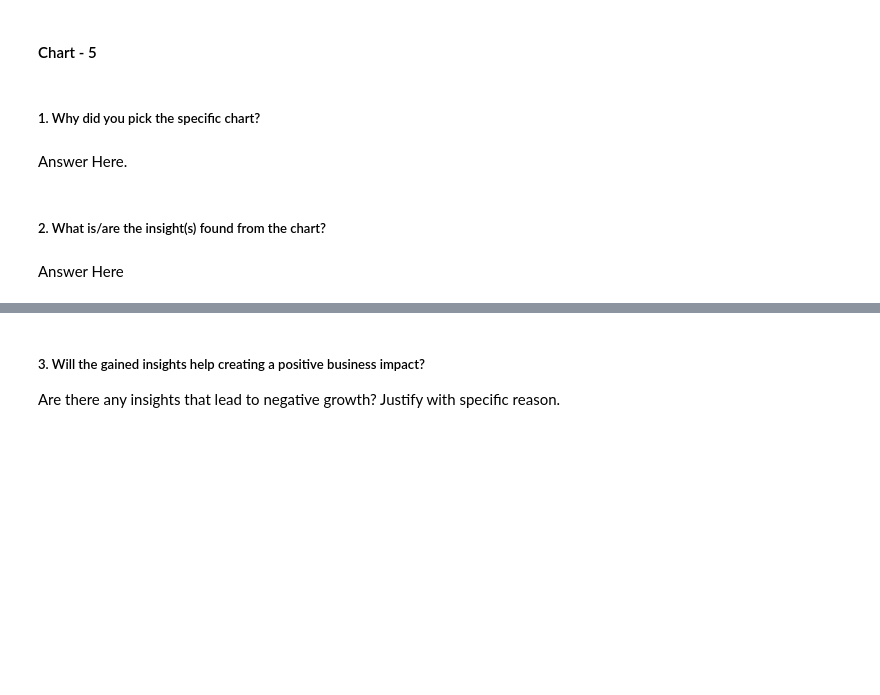
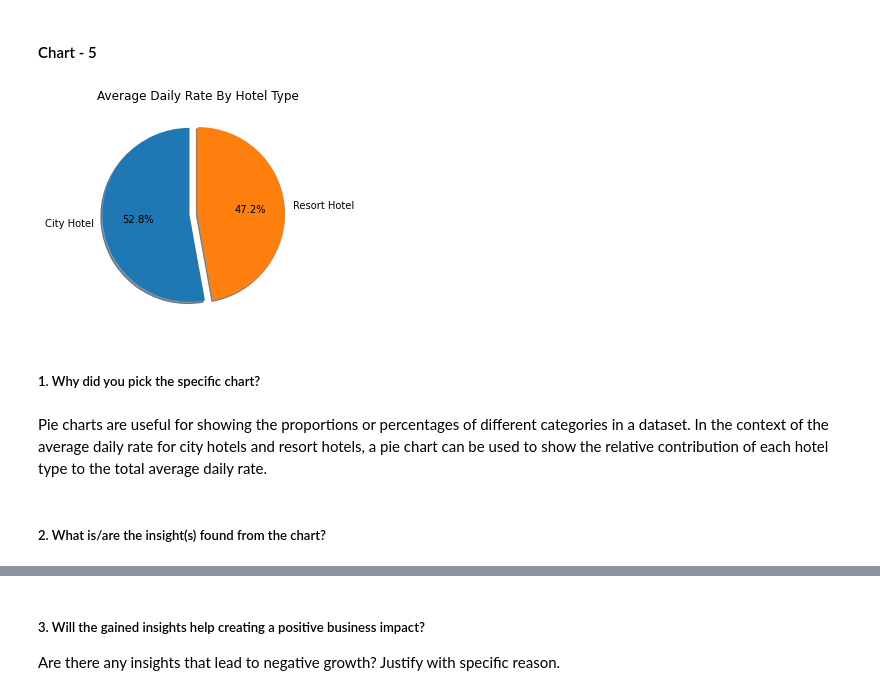
Before and after one commit to Sourabh3054/SAURABH1234, a Jupyter notebook: Copy_of_Sample_EDA_Submission_Template.ipynb, the cells around one changed output, grey strips where cells are left out. Cells and saved outputs as stored; diff of their text form; code cells hidden in the pictures; blank space fills up the shorter version.

```diff
--- a/Copy_of_Sample_EDA_Submission_Template.ipynb
+++ b/Copy_of_Sample_EDA_Submission_Template.ipynb
@@ -933,8 +937,17 @@ Answer Here
+# %%
+# Chart - 5 visualization
+adr_by_hotel_type =df.groupby('hotel')['adr'].mean()
+labels = adr_by_hotel_type.index
+values = adr_by_hotel_type.values
+plt.pie(values,labels=labels,explode=(0.1,0),autopct='%1.1f%%',  shadow = True,startangle=90)
+plt.title('Average Daily Rate By Hotel Type')
+plt.show()
+# %% [output]
+[figure, added]
 # %% [markdown]
 ##### 1. Why did you pick the specific chart?
-# %% [markdown]
-Answer Here.
+# %% [markdown]
+
+Pie charts are useful for showing the proportions or percentages of different categories in a dataset. In the context of the average daily rate for city hotels and resort hotels, a pie chart can be used to show the relative contribution of each hotel type to the total average daily rate.
 # %% [markdown]
 ##### 2. What is/are the insight(s) found from the chart?
-# %% [markdown]
-Answer Here
```
Also changed, not shown: parts of 12 cells of this notebook.
